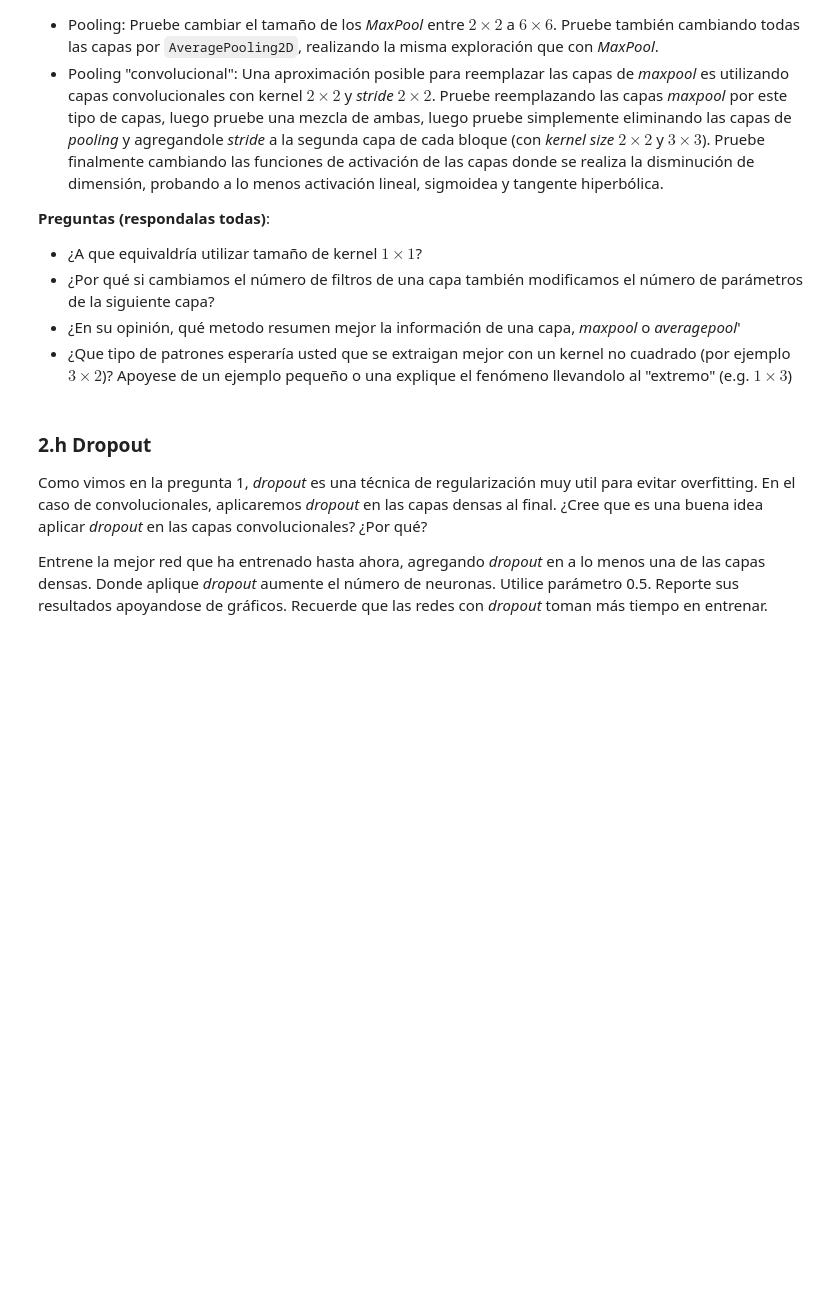
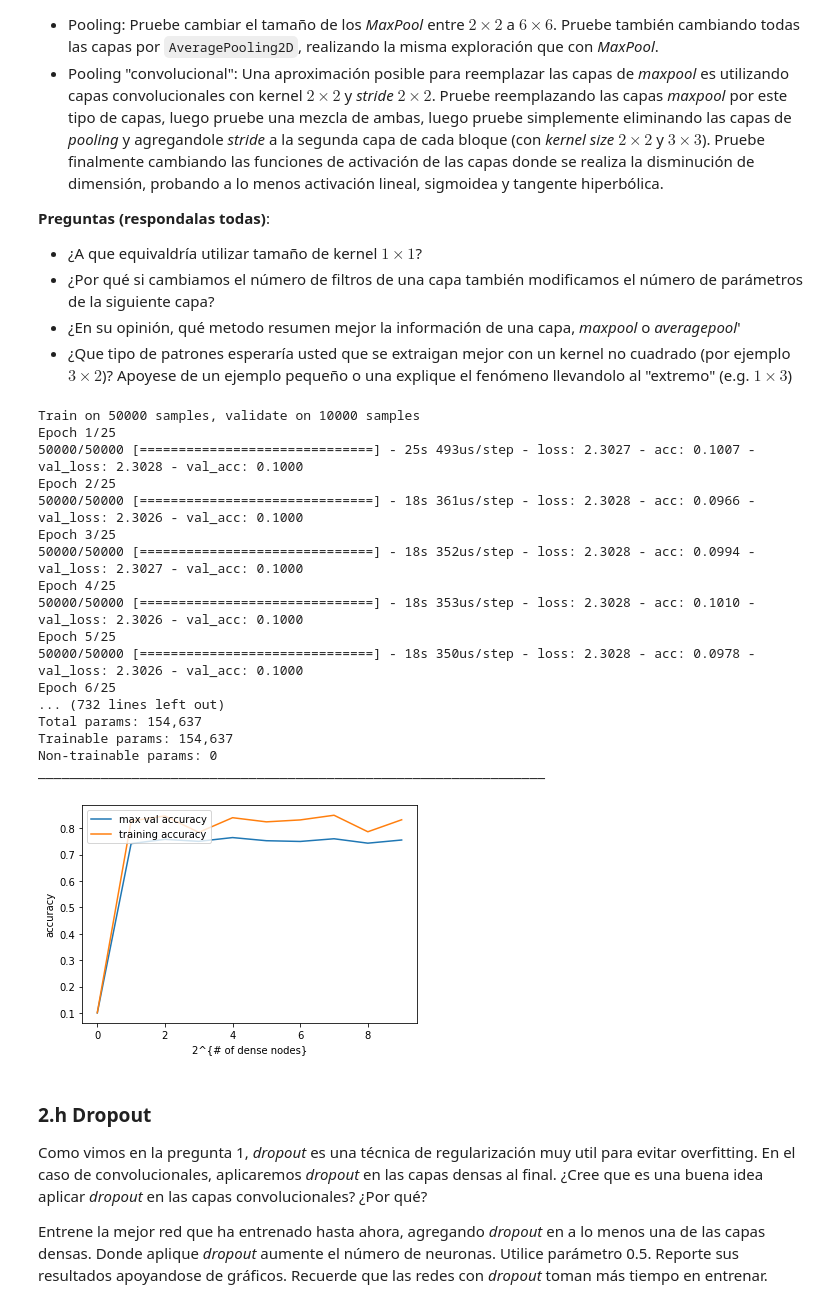
Before and after one commit to gekkoseba/Redes-neuronales, a Jupyter notebook: Tareas/Enunciado Tarea 1.ipynb, the cells around one changed output. Cells and saved outputs as stored; diff of their text form; code cells hidden in the pictures; blank space fills up the shorter version.

```diff
--- a/Tareas/Enunciado Tarea 1.ipynb
+++ b/Tareas/Enunciado Tarea 1.ipynb
@@ -1973,3 +1971,56 @@ Para todas las exploraciones utilice como _template_ la mejor red entrenada hast
+# %%
+def customDenseCNN(dense_neurons):
+  val_acc_max = [] # maximo accuracy de validacion obtenido
+  acc_epoch = []    # accuracy de training obtenido en el mismo epoch que val_acc_max
+
+  for j in range(1, dense_neurons + 1):
+    model = Sequential()
+
+    for i in range(5):
+      model.add(Conv2D(int(128/(i+2)), (3,3),padding='same',activation='relu'))
+      model.add(Conv2D(int(128/(i+2)), (3,3), padding='same', activation='relu'))
+      model.add(MaxPooling2D(pool_size=(2, 2)))
+
+    model.add(Flatten())
+    model.add(Dense(units=2**j, activation='relu'))
+    model.add(Dense(units=10, activation='softmax')) # output
+
+    model.compile(optimizer='adam',loss='categorical_crossentropy',metrics=['accuracy'])
+    history = model.fit(x_tr, y_tr, epochs=25, validation_data=(x_val,y_val),
+                      callbacks=[EarlyStopping(patience=4)])
+
+    model.summary()
+
+    val_acc_max.append(max(history.history['val_acc']))
+    acc_epoch.append(history.history['acc'][history.history['val_acc'].index(max(history.history['val_acc']))])
+
+  plt.plot(val_acc_max,label="max val accuracy")
+  plt.plot(acc_epoch,label="training accuracy")
+  plt.legend(loc="upper left")
+  plt.ylabel('accuracy')
+  plt.xlabel('2^{# of dense nodes}')
+  plt.plot
+# %%
+customDenseCNN(10)
+# %% [output]
+Train on 50000 samples, validate on 10000 samples
+Epoch 1/25
+50000/50000 [==============================] - 25s 493us/step - loss: 2.3027 - acc: 0.1007 - val_loss: 2.3028 - val_acc: 0.1000
+Epoch 2/25
+50000/50000 [==============================] - 18s 361us/step - loss: 2.3028 - acc: 0.0966 - val_loss: 2.3026 - val_acc: 0.1000
+Epoch 3/25
+50000/50000 [==============================] - 18s 352us/step - loss: 2.3028 - acc: 0.0994 - val_loss: 2.3027 - val_acc: 0.1000
+Epoch 4/25
+50000/50000 [==============================] - 18s 353us/step - loss: 2.3028 - acc: 0.1010 - val_loss: 2.3026 - val_acc: 0.1000
+Epoch 5/25
+50000/50000 [==============================] - 18s 350us/step - loss: 2.3028 - acc: 0.0978 - val_loss: 2.3026 - val_acc: 0.1000
+Epoch 6/25
+... (732 lines left out)
+Total params: 154,637
+Trainable params: 154,637
+Non-trainable params: 0
+_________________________________________________________________
+[figure, added]
 # %% [markdown]
 ### 2.h Dropout
 Como vimos en la pregunta 1, _dropout_ es una técnica de regularización muy util para evitar overfitting. En el caso de convolucionales, aplicaremos _dropout_ en las capas densas al final. ¿Cree que es una buena idea aplicar _dropout_ en las capas convolucionales? ¿Por qué?
```
Also changed, not shown: parts of 14 cells of this notebook.
